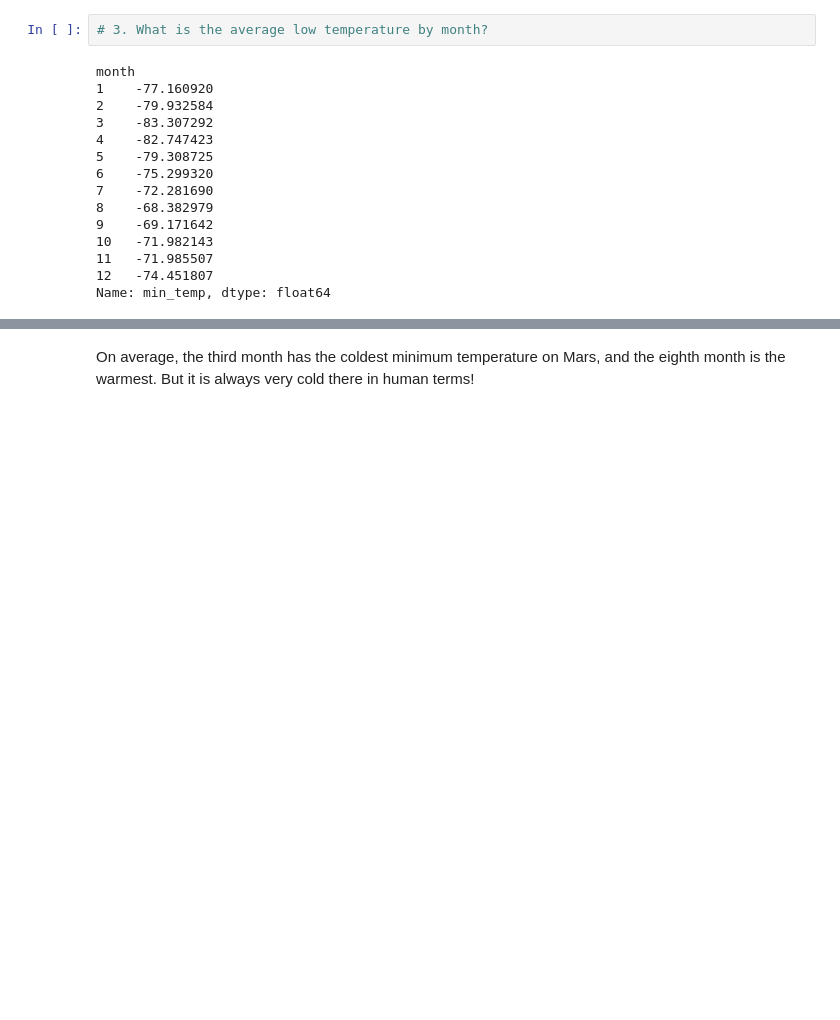
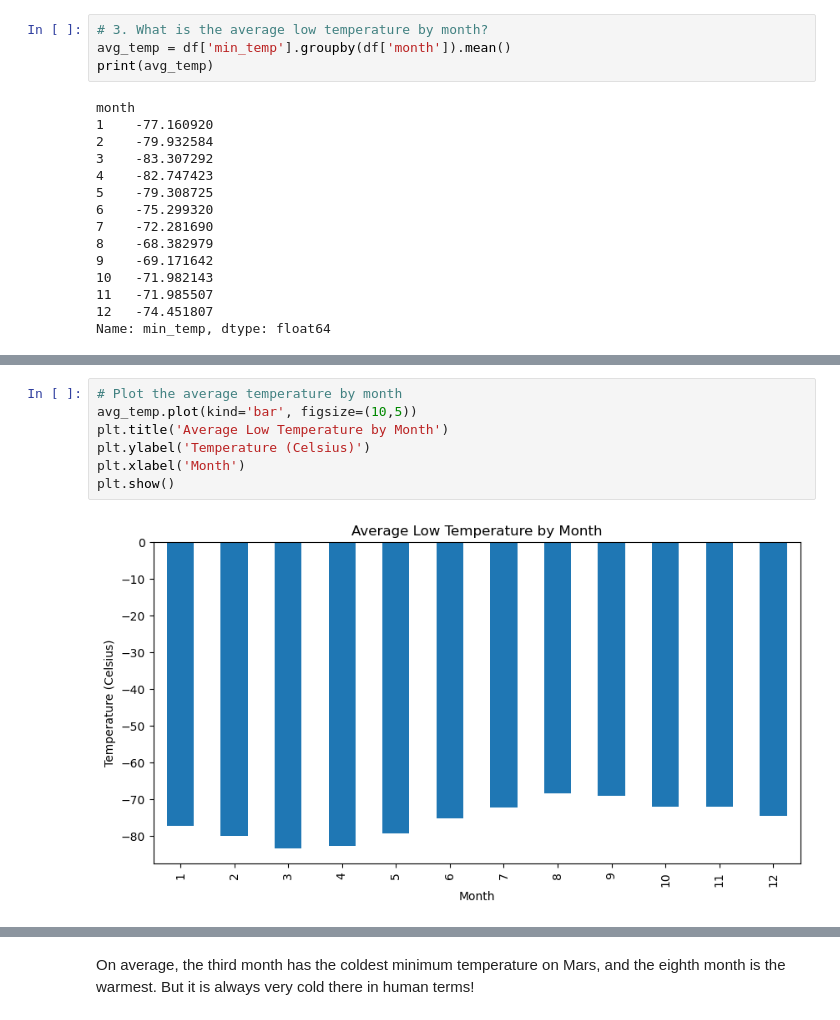
Before and after one commit to kekojones12/Challenge-11, a Jupyter notebook: Starter_Code/part_2_mars_weather.ipynb, the cells around one changed output, grey strips where cells are left out. Saved outputs shown, nothing was run; the diff lists cells and outputs as text; blank space fills up the shorter version.

```diff
--- a/Starter_Code/part_2_mars_weather.ipynb
+++ b/Starter_Code/part_2_mars_weather.ipynb
@@ -145,6 +153,8 @@ Name: month, dtype: int64
 1867
 # %%
 # 3. What is the average low temperature by month?
+avg_temp = df['min_temp'].groupby(df['month']).mean()
+print(avg_temp)
 # %% [output]
 month
 1    -77.160920
@@ -170,0 +173,9 @@ Name: min_temp, dtype: float64
+# %%
+# Plot the average temperature by month
+avg_temp.plot(kind='bar', figsize=(10,5))
+plt.title('Average Low Temperature by Month')
+plt.ylabel('Temperature (Celsius)')
+plt.xlabel('Month')
+plt.show()
+# %% [output]
+[figure, added]
```
Also changed, not shown: parts of 14 cells of this notebook, 1 other file.
